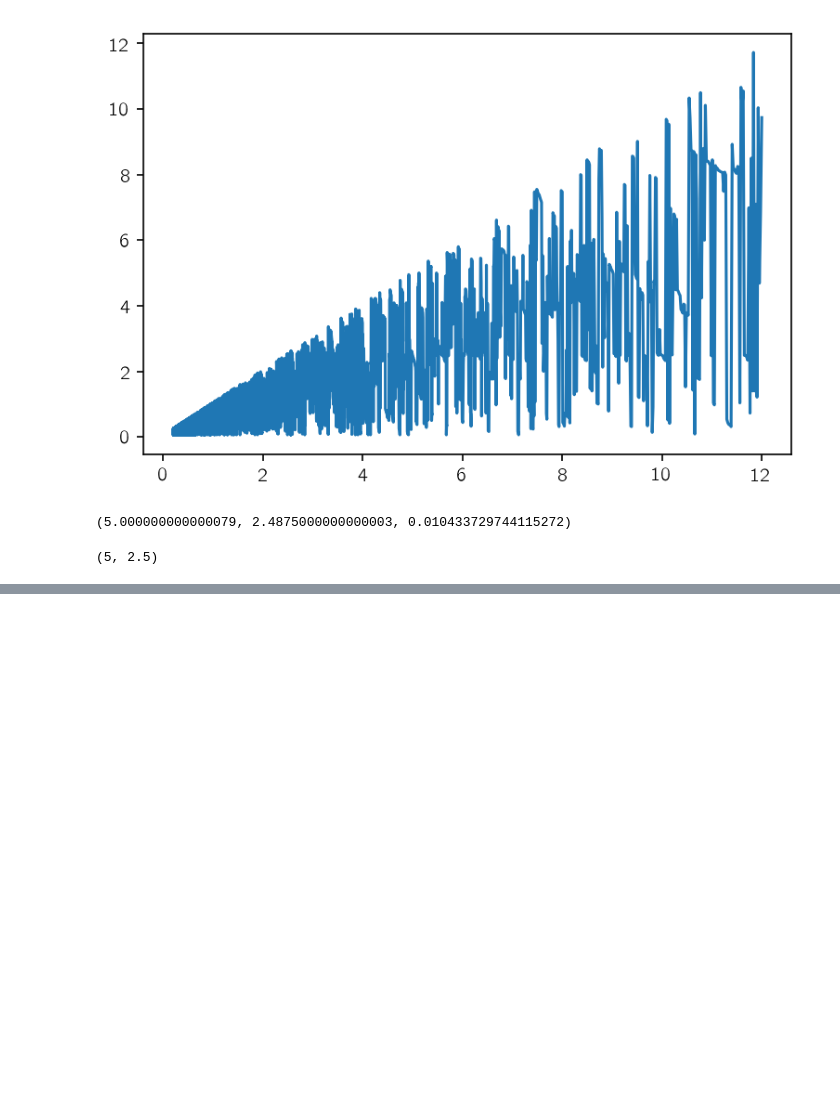
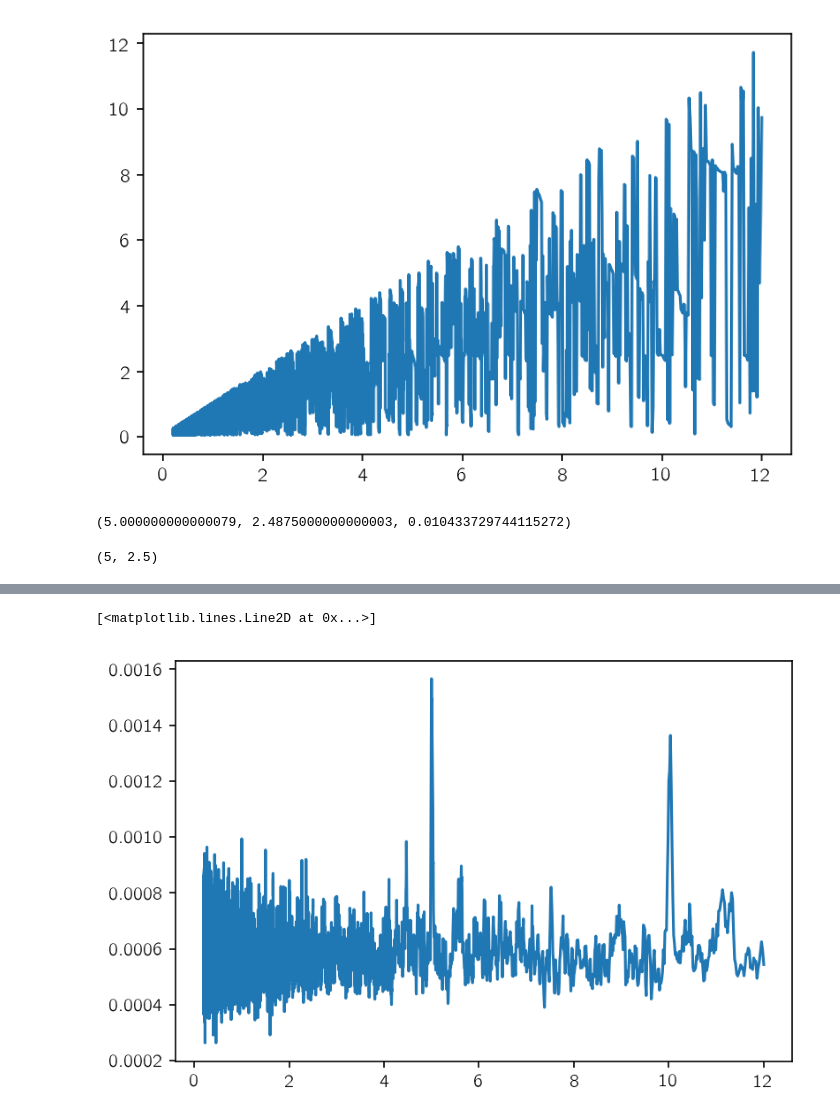
Before and after one commit to mirca/transit-periodogram, a Jupyter notebook: demo.ipynb, the cells around one changed output, grey strips where cells are left out. Saved outputs shown, nothing was run; the diff lists cells and outputs as text; code cells hidden in the pictures; blank space fills up the shorter version.

```diff
--- a/demo.ipynb
+++ b/demo.ipynb
@@ -79,0 +88,11 @@ period, transit_time
+# %%
+%%timeit
+u = np.empty_like(time)
+v = np.empty_like(time)
+nf = len(freq)
+fmin = np.min(freq)
+df = freq[1] - freq[0]
+nb = 400
+qmi = transit_duration/period
+qma = transit_duration/period
+results = bls.eebls(time, flux, u, v, nf, fmin, df, nb, qmi, qma)
@@ -79,0 +107,5 @@ period, transit_time
+# %%
+plt.plot(periods, results[0])
+# %% [output]
+[<matplotlib.lines.Line2D at 0x...>]
+[figure, added]
```
Also changed, not shown: parts of 10 cells of this notebook.
